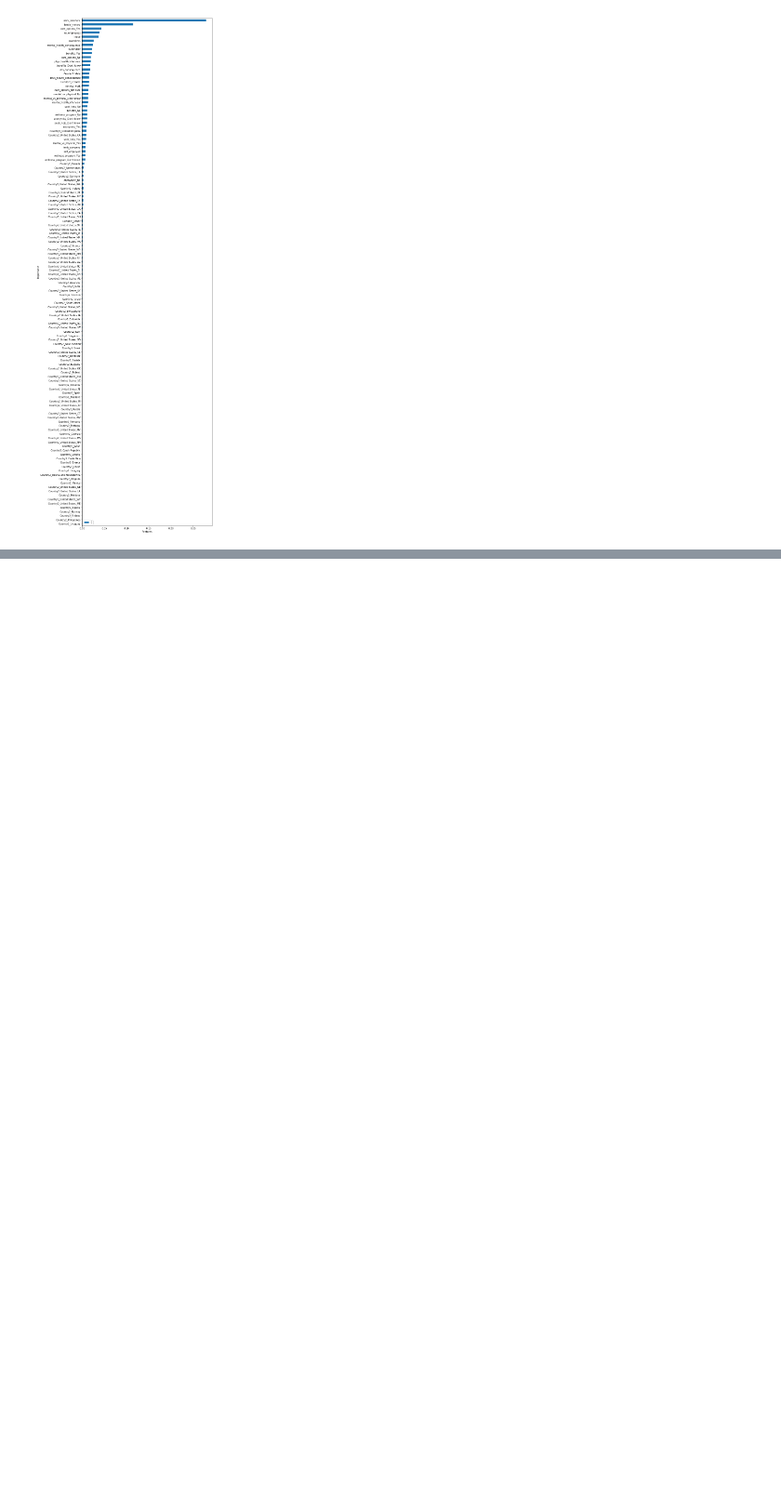
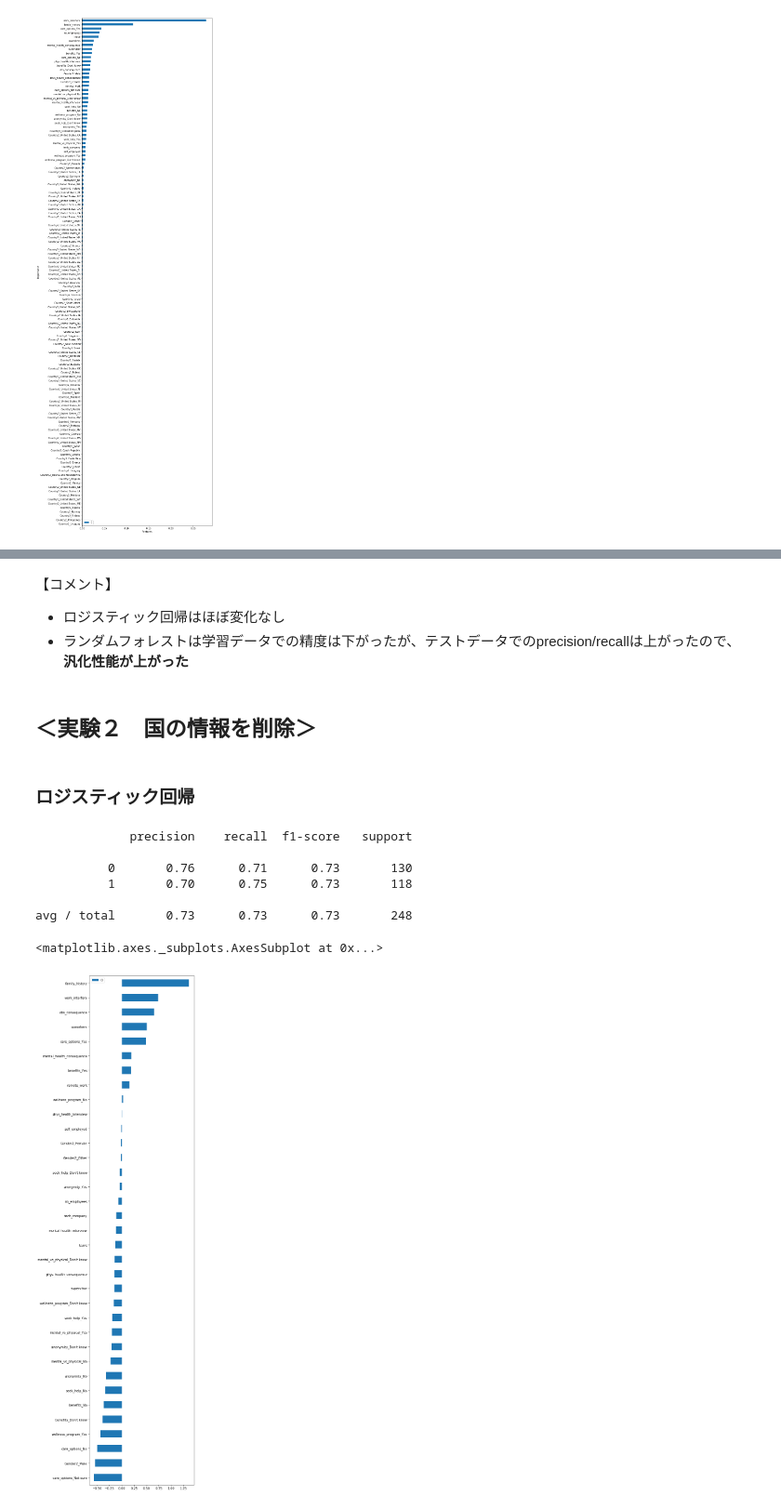
Before and after one commit to SawaHirai/mlTask, a Jupyter notebook: day3/Day3_work_SawaHirai.ipynb, the cells around one changed output, grey strips where cells are left out. Shown at 93% size. Cells and saved outputs as stored; diff of their text form; code cells hidden in the pictures; blank space fills up the shorter version.

```diff
--- a/day3/Day3_work_SawaHirai.ipynb
+++ b/day3/Day3_work_SawaHirai.ipynb
@@ -596,0 +696,40 @@ avg / total       0.80      0.80      0.80       248
+# %% [markdown]
+【コメント】
+* ロジスティック回帰はほぼ変化なし
+* ランダムフォレストは学習データでの精度は下がったが、テストデータでのprecision/recallは上がったので、__汎化性能が上がった__
+# %% [markdown]
+## ＜実験２　国の情報を削除＞
+# %%
+en_data3 = en_data
+
+for label in en_data3:
+    if "Country" in label:
+        en_data3 = en_data3.drop([label], axis=1)
+# %% [markdown]
+### ロジスティック回帰
+# %%
+y = en_data3["treatment"].values
+x = en_data3.drop(["treatment"],axis=1)
+x_train, x_test, y_train, y_test = train_test_split(x, y, test_size=0.2, random_state=6)
+
+# ロジスティック回帰
+lr = LogisticRegression()
+lr.fit(x_train, y_train)
+
+# 結果表示
+y_pred = lr.predict(x_test)
+print(classification_report(y_test, y_pred))
+# print(lr.coef_, lr.intercept_)
+coef_df = pd.DataFrame(lr.coef_[0], x.columns)
+coef_df2 = coef_df.sort_values(by=0)
+coef_df2
+coef_df2.plot.barh(figsize=(6, 30))
+# %% [output]
+             precision    recall  f1-score   support
+
+          0       0.76      0.71      0.73       130
+          1       0.70      0.75      0.73       118
+
+avg / total       0.73      0.73      0.73       248
+<matplotlib.axes._subplots.AxesSubplot at 0x...>
+[figure, added]
```
Also changed, not shown: parts of 21 cells of this notebook.
